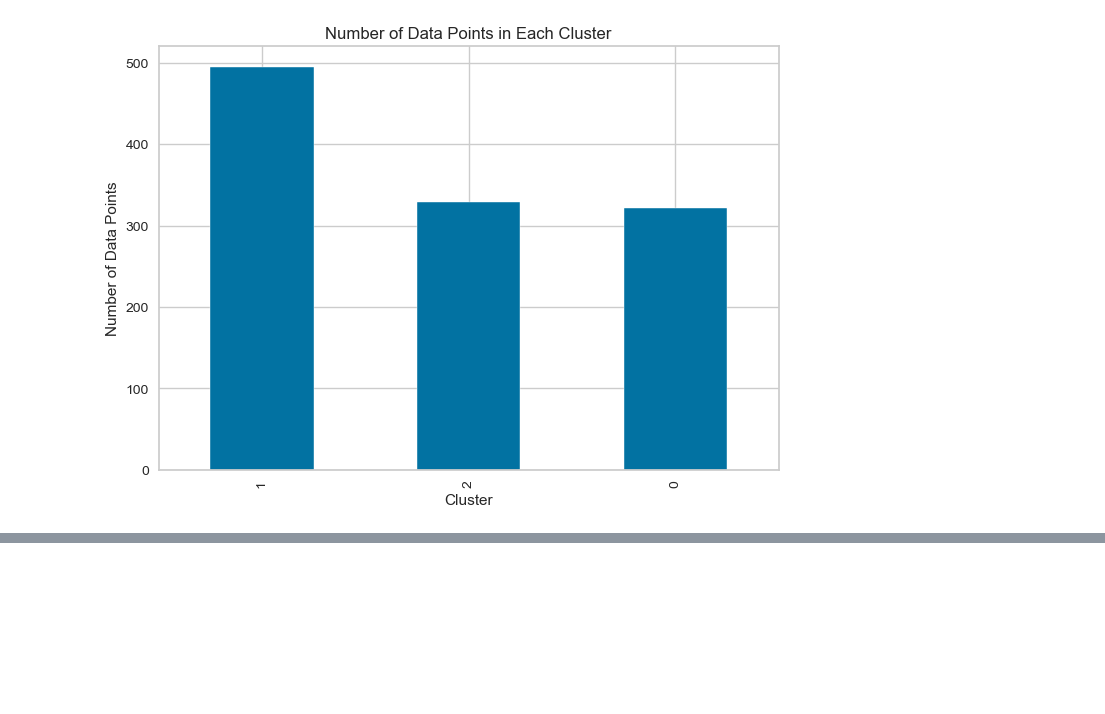
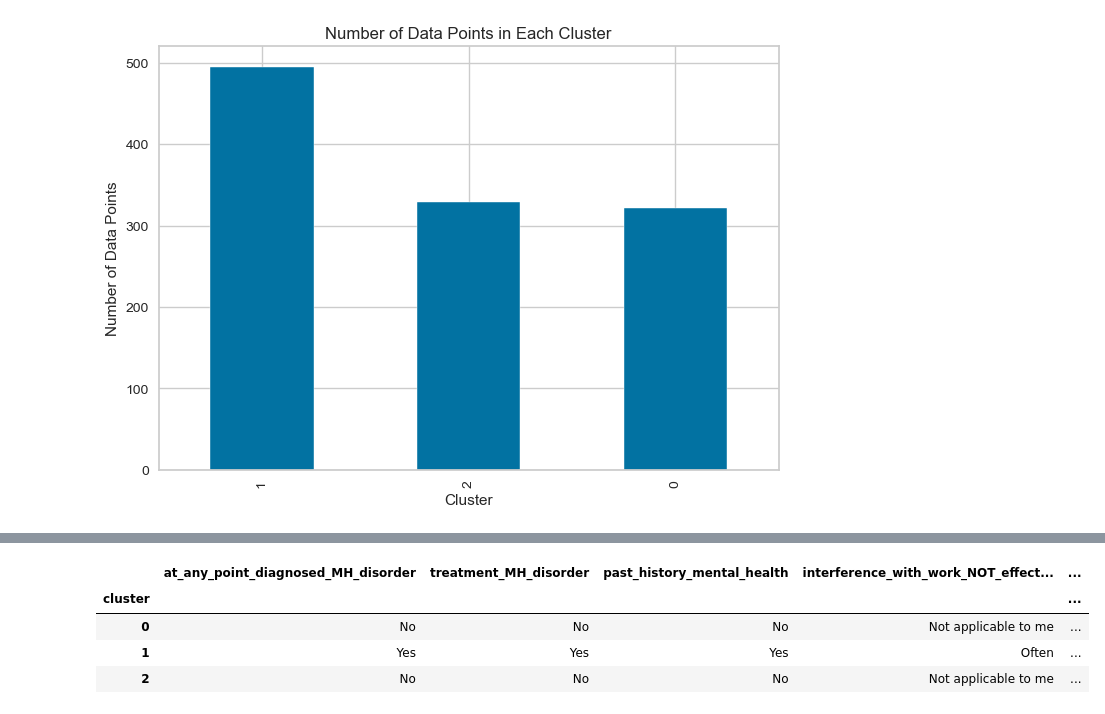
Before and after one commit to AlexandraFaria/UnsupervisedLearningTask1Project, a Jupyter notebook: Task1DataAnalysis.ipynb, the cells around one changed output, grey strips where cells are left out. Saved outputs shown, nothing was run; the diff lists cells and outputs as text; code cells hidden in the pictures; blank space fills up the shorter version.

```diff
--- a/Task1DataAnalysis.ipynb
+++ b/Task1DataAnalysis.ipynb
@@ -375 +351,12 @@ for feature in list_of_important_features:
+# %%
+# Find the mode of each feature in each cluster in the list_of_important_features
+
+cluster_profiles = data.groupby('cluster')[list_of_important_features].agg(lambda x: x.value_counts().index[0])
+cluster_profiles
+# %% [output]
+|  | at_any_point_diagnosed_MH_disorder | treatment_MH_disorder | past_history_mental_health | interference_with_work_NOT_effect... | ... |
+| cluster |  |  |  |  | ... |
+| 0 | No | No | No | Not applicable to me | ... |
+| 1 | Yes | Yes | Yes | Often | ... |
+| 2 | No | No | No | Not applicable to me | ... |
 # %%
```
Also changed, not shown: parts of 6 cells of this notebook.
